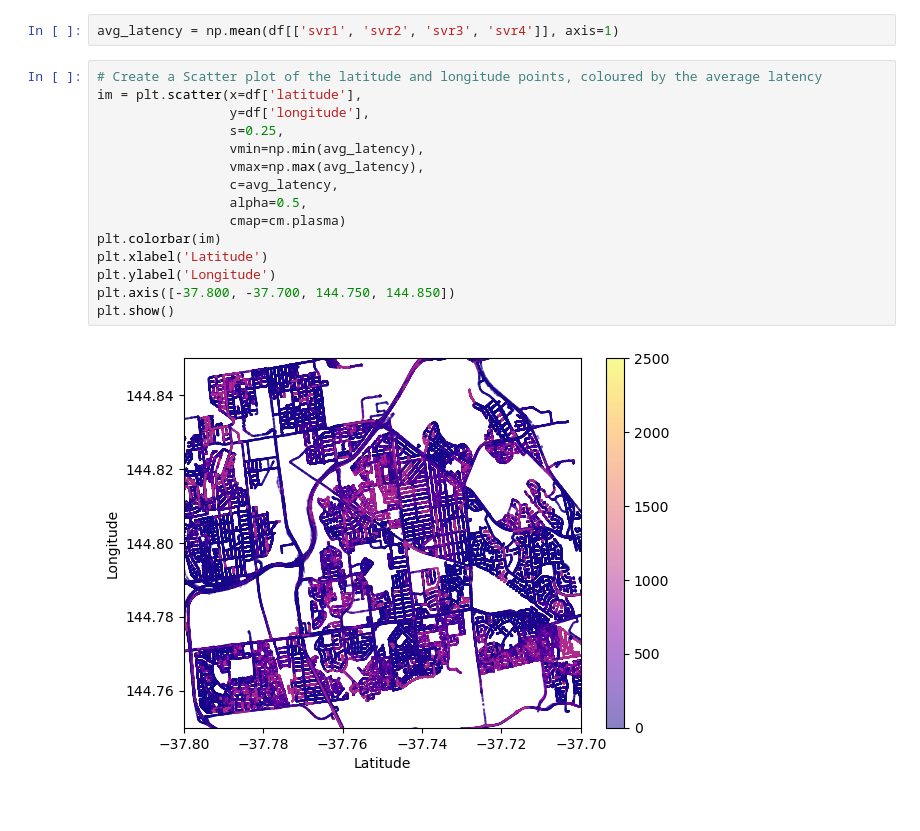
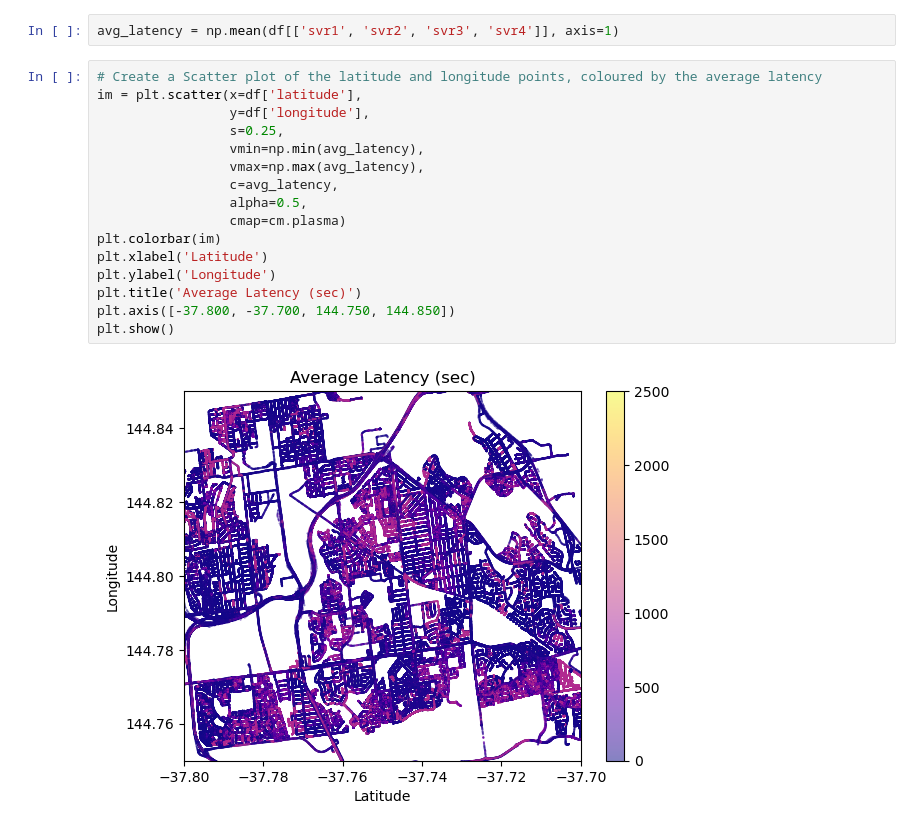
Before and after one commit to ClivePatrick/cos40007-group-project, a Jupyter notebook: data_exploration.ipynb, the cells around one changed output. Saved outputs shown, nothing was run; the diff lists cells and outputs as text.

Commit message:
Added title

```diff
--- a/data_exploration.ipynb
+++ b/data_exploration.ipynb
@@ -20,18 +20,19 @@ avg_latency = np.mean(df[['svr1', 'svr2', 'svr3', 'svr4']], axis=1)
 # %%
 # Create a Scatter plot of the latitude and longitude points, coloured by the average latency
 im = plt.scatter(x=df['latitude'],
                  y=df['longitude'],
                  s=0.25,
                  vmin=np.min(avg_latency),
                  vmax=np.max(avg_latency),
                  c=avg_latency,
                  alpha=0.5,
                  cmap=cm.plasma)
 plt.colorbar(im)
 plt.xlabel('Latitude')
 plt.ylabel('Longitude')
+plt.title('Average Latency (sec)')
 plt.axis([-37.800, -37.700, 144.750, 144.850])
 plt.show()
 # %% [output]
-[figure, old version]
+[figure, new version]
 # %%
```
Also changed, not shown: parts of 1 cell of this notebook.
